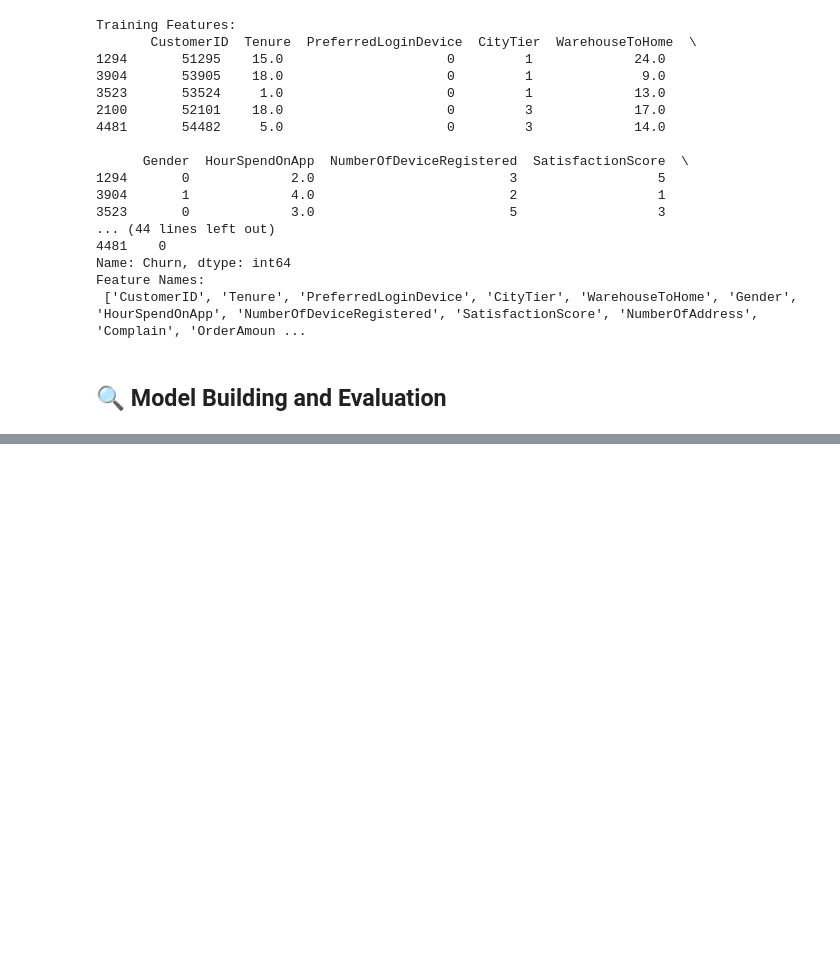
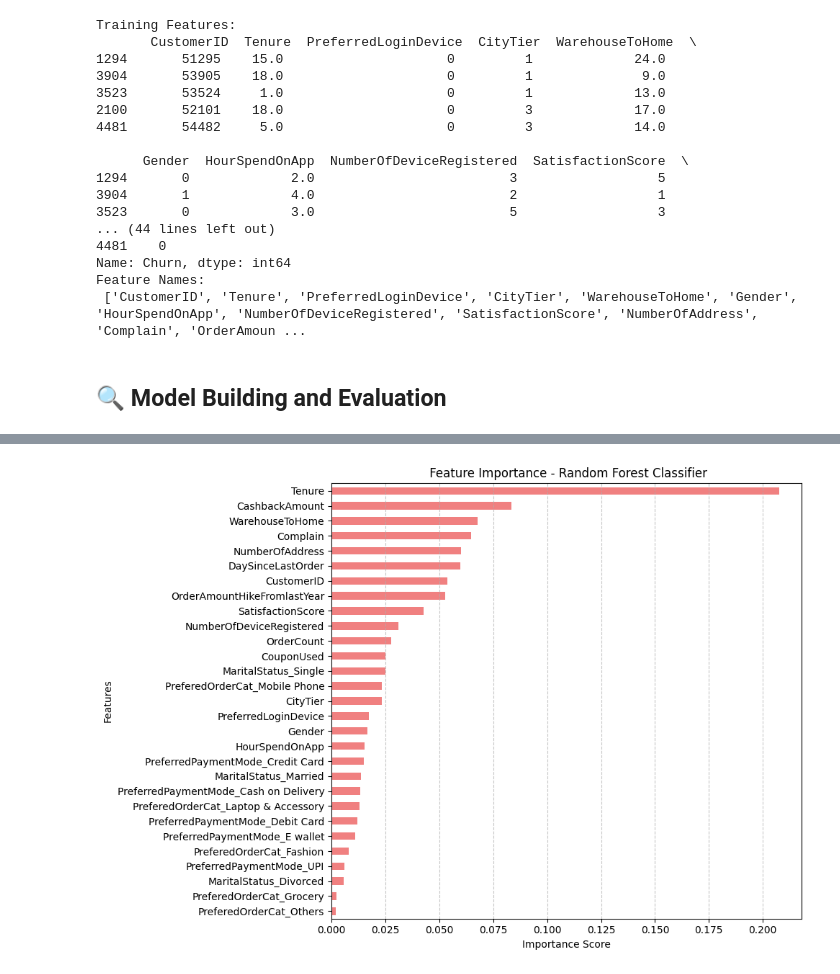
Before and after one commit to riyadewangan08/Customer_churn_prediction, a Jupyter notebook: customer chrun predicton.ipynb, the cells around one changed output, grey strips where cells are left out. Saved outputs shown, nothing was run; the diff lists cells and outputs as text; code cells hidden in the pictures; blank space fills up the shorter version.

```diff
--- a/customer chrun predicton.ipynb
+++ b/customer chrun predicton.ipynb
@@ -403,9 +445,9 @@ print(classification_report(y_test, y_pred_rf))
 from sklearn.neighbors import KNeighborsClassifier
 
 knn_model = KNeighborsClassifier(n_neighbors=5)
-knn_model.fit(x_train, y_train)
+knn_model.fit(X_train, y_train)
 
-y_pred_knn = knn_model.predict(x_test)
+y_pred_knn = knn_model.predict(X_test)
 
 print("🔹 KNN Classifier Results")
 print("Accuracy:", accuracy_score(y_test, y_pred_knn))
@@ -415,9 +470,9 @@ print(classification_report(y_test, y_pred_knn))
 from sklearn.svm import SVC
 
 svm_model = SVC(kernel='linear')
-svm_model.fit(x_train, y_train)
+svm_model.fit(X_train, y_train)
 
-y_pred_svm = svm_model.predict(x_test)
+y_pred_svm = svm_model.predict(X_test)
 
 print("🔹 SVM Classifier Results")
 print("Accuracy:", accuracy_score(y_test, y_pred_svm))
@@ -473,25 +553,27 @@ plt.show()
 # %%
 from sklearn.ensemble import RandomForestClassifier
 
 # Train the model
 model_rf = RandomForestClassifier()
-model_rf.fit(x_train, y_train)
-y_pred_rf = model_rf.predict(x_test)
+model_rf.fit(X_train, y_train)
+y_pred_rf = model_rf.predict(X_test)
 
 
 # Get feature importance from Random Forest
 importances = model_rf.feature_importances_
 features_df = pd.Series(importances, index=features).sort_values(ascending=True)
 
 # Plotting
 plt.figure(figsize=(10, 7))
 features_df.plot(kind='barh', color='lightcoral')
 plt.title(' Feature Importance - Random Forest Classifier')
 plt.xlabel('Importance Score')
 plt.ylabel('Features')
 plt.grid(axis='x', linestyle='--', alpha=0.7)
 plt.tight_layout()
 plt.show()
+# %% [output]
+[figure, added]
 # %%
 best_model = max(results, key=results.get)
 print(f"\n🔍 Best Model Based on Accuracy: {best_model} ({results[best_model]:.2f})")
```
Also changed, not shown: parts of 10 cells of this notebook.
